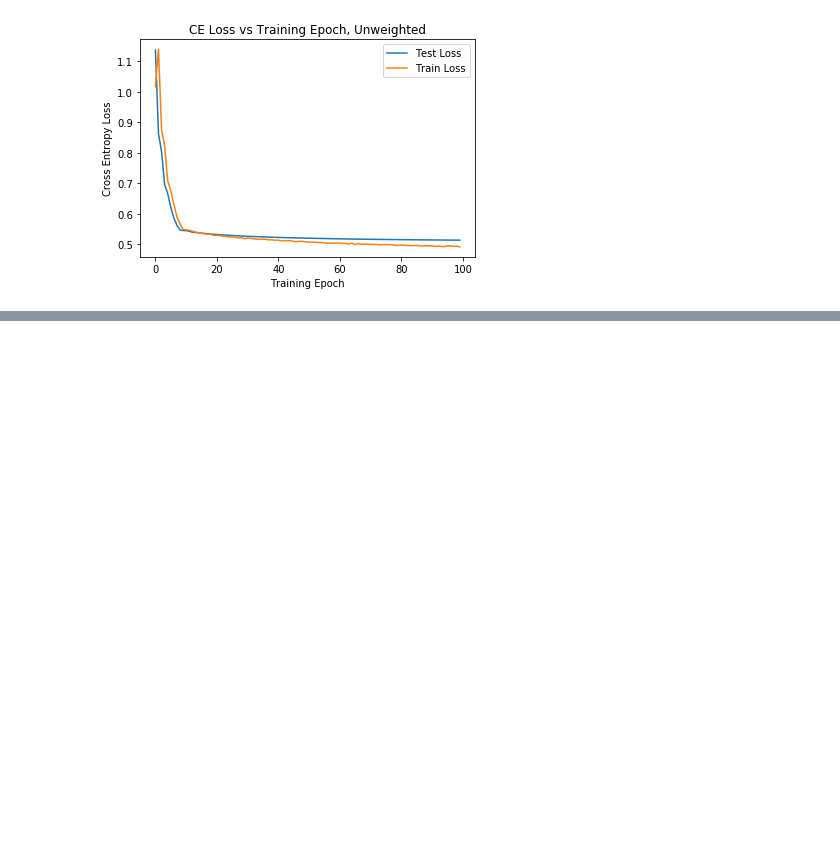
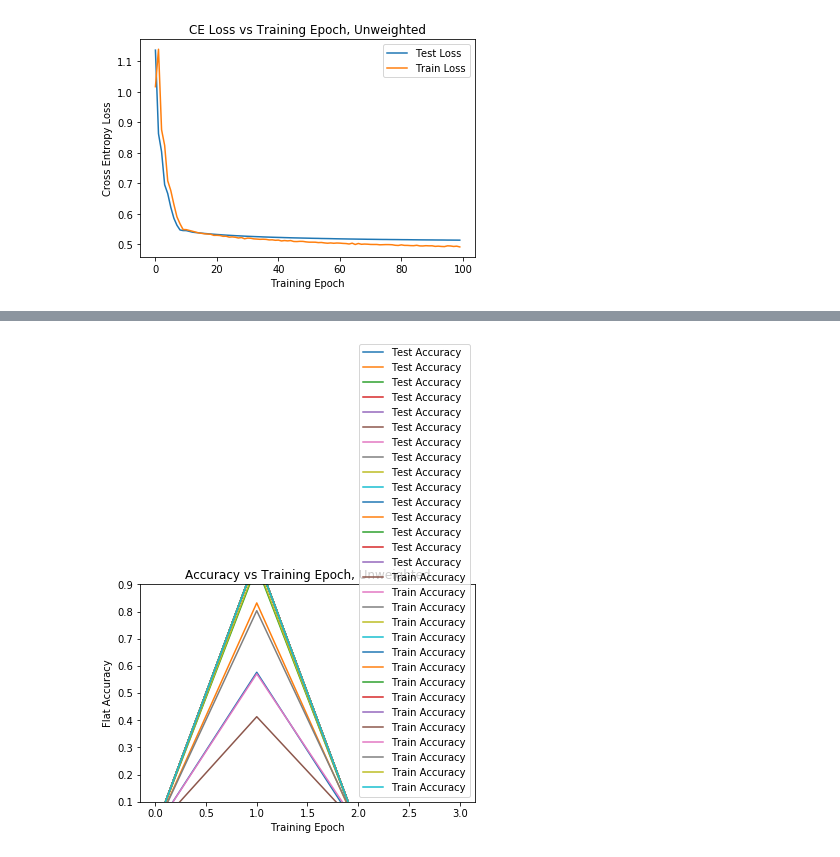
Before and after one commit to JonathanOnorato/BERT_Explore, a Jupyter notebook: BERTplusClassifier.ipynb, the cells around one changed output, grey strips where cells are left out. Saved outputs shown, nothing was run; the diff lists cells and outputs as text; code cells hidden in the pictures; blank space fills up the shorter version.

Commit message:
Model with weights and 5 layer networks

```diff
--- a/BERTplusClassifier.ipynb
+++ b/BERTplusClassifier.ipynb
@@ -1497,0 +1570,2 @@ To me, the BERT encodings seems the most likely to improve our overall performan
+# %%
+deep_net = Net_3_layer()
@@ -1497,0 +1581,12 @@ To me, the BERT encodings seems the most likely to improve our overall performan
+# %%
+#Set up what we'll use as an optimizer, and call it optimizer
+deep_optimizer = optim.SGD(deep_net.parameters(), lr = 0.1, momentum = 0.5)
+# %%
+#Now we need to make our training and testing tokens
+train_NN_tokens, test_NN_tokens, train_NN_labels, test_NN_labels = train_test_split(no_pad_tokens, no_pad_labels)
+# %%
+#Ok, and then flip the training and testing tokens into a torch tensor.
+torch_train_tokens = torch.tensor(train_NN_tokens, requires_grad = True)
+torch_train_labels = torch.tensor(train_NN_labels)
+torch_test_tokens = torch.tensor(test_NN_tokens, requires_grad = True)
+torch_test_labels = torch.tensor(test_NN_labels)
@@ -1497,0 +1683,6 @@ To me, the BERT encodings seems the most likely to improve our overall performan
+# %%
+#Maybe build a bar graph version of conf. mat. that shows all guesses for things actually a 1, all for actually a 2, etc.
+#Might be more intuitive than the table we currently have
+plot_accuracy(test_accuracy_tracker, train_accuracy_tracker, ylim_min = 0.1, ylim_max = 0.9)
+# %% [output]
+[figure, added]
```
Also changed, not shown: parts of 72 cells of this notebook.
